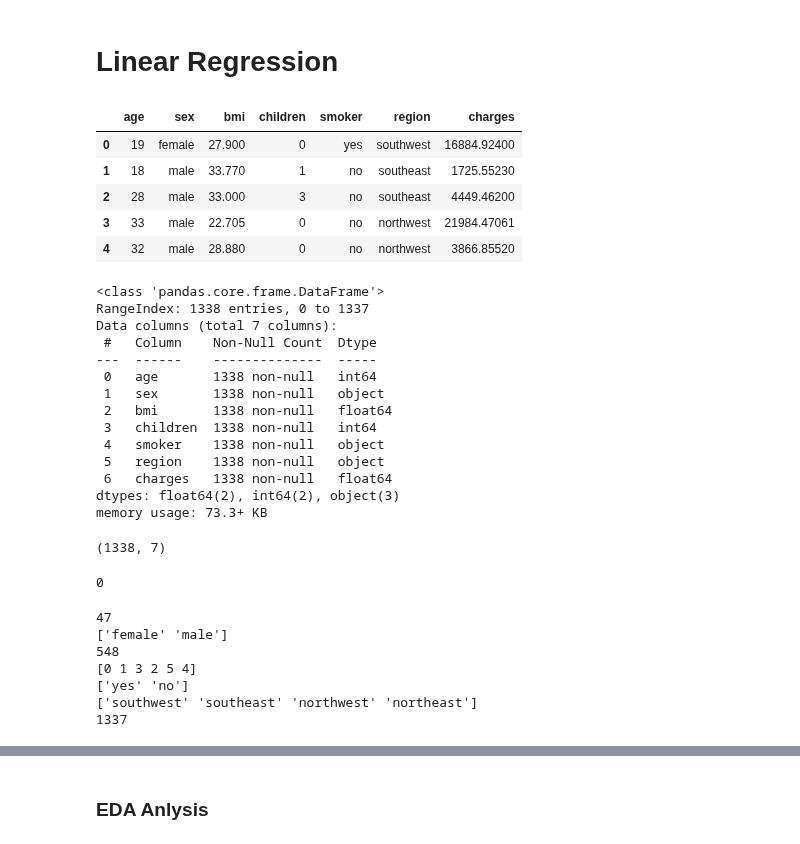
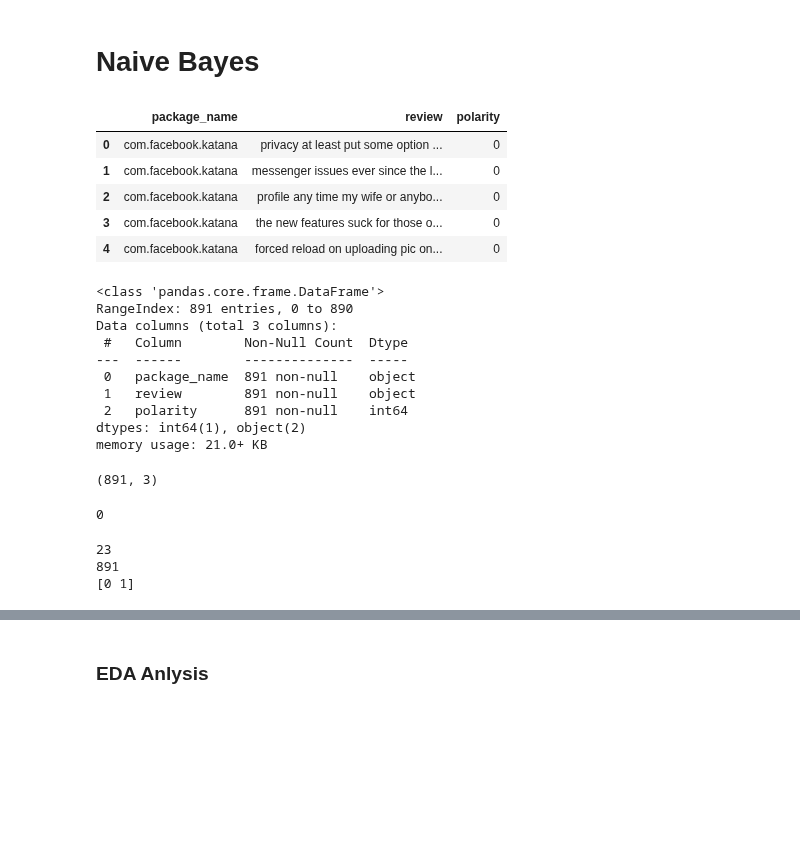
Before and after one commit to Diegomca98/4geeks-ml-template-prjs, a Jupyter notebook: src/explore.ipynb, the cells around one changed output, grey strips where cells are left out. Drawn from its saved outputs; the diff is of its cells as text; code cells hidden in the pictures; blank space fills up the shorter version.

```diff
--- a/src/explore.ipynb
+++ b/src/explore.ipynb
@@ -1,5 +1,5 @@
-# %% [markdown]
-# Linear Regression
+# %% [markdown]
+# Naive Bayes
 # %%
 # General Libraries
 import warnings
@@ -18,36 +18,32 @@ from sklearn.metrics import mean_squared_error, r2_score
 
 warnings.filterwarnings("ignore")
 # %%
-df = pd.read_csv('https://raw.githubusercontent.com/4GeeksAcademy/linear-regression-project-tutorial/main/medical_insurance_cost.csv')
+df = pd.read_csv('https://raw.githubusercontent.com/4GeeksAcademy/naive-bayes-project-tutorial/main/playstore_reviews.csv')
 df.head()
 # %% [output]
-|  | age | sex | bmi | children | smoker | region | charges |
-| 0 | 19 | female | 27.900 | 0 | yes | southwest | 16884.92400 |
-| 1 | 18 | male | 33.770 | 1 | no | southeast | 1725.55230 |
-| 2 | 28 | male | 33.000 | 3 | no | southeast | 4449.46200 |
-| 3 | 33 | male | 22.705 | 0 | no | northwest | 21984.47061 |
-| 4 | 32 | male | 28.880 | 0 | no | northwest | 3866.85520 |
+|  | package_name | review | polarity |
+| 0 | com.facebook.katana | privacy at least put some option ... | 0 |
+| 1 | com.facebook.katana | messenger issues ever since the l... | 0 |
+| 2 | com.facebook.katana | profile any time my wife or anybo... | 0 |
+| 3 | com.facebook.katana | the new features suck for those o... | 0 |
+| 4 | com.facebook.katana | forced reload on uploading pic on... | 0 |
 # %%
 df.info()
 # %% [output]
 <class 'pandas.core.frame.DataFrame'>
-RangeIndex: 1338 entries, 0 to 1337
-Data columns (total 7 columns):
- #   Column    Non-Null Count  Dtype
----  ------    --------------  -----
- 0   age       1338 non-null   int64
- 1   sex       1338 non-null   object
- 2   bmi       1338 non-null   float64
- 3   children  1338 non-null   int64
- 4   smoker    1338 non-null   object
- 5   region    1338 non-null   object
- 6   charges   1338 non-null   float64
-dtypes: float64(2), int64(2), object(3)
-memory usage: 73.3+ KB
+RangeIndex: 891 entries, 0 to 890
+Data columns (total 3 columns):
+ #   Column        Non-Null Count  Dtype
+---  ------        --------------  -----
+ 0   package_name  891 non-null    object
+ 1   review        891 non-null    object
+ 2   polarity      891 non-null    int64
+dtypes: int64(1), object(2)
+memory usage: 21.0+ KB
 # %%
 df.shape
 # %% [output]
-(1338, 7)
+(891, 3)
 # %%
 len(df[df.isna().any(axis=1)])
 # %% [output]
@@ -59,13 +55,9 @@ for i in df.columns:
     else:
         print(df[i].unique())
 # %% [output]
-47
-['female' 'male']
-548
-[0 1 3 2 5 4]
-['yes' 'no']
-['southwest' 'southeast' 'northwest' 'northeast']
-1337
+23
+891
+[0 1]
 # %%
 for i in df.columns:
     if df[i].dtype == 'int64' or df[i].dtype == 'float64':
```
Also changed, not shown: parts of 33 cells of this notebook, 1 other file.
